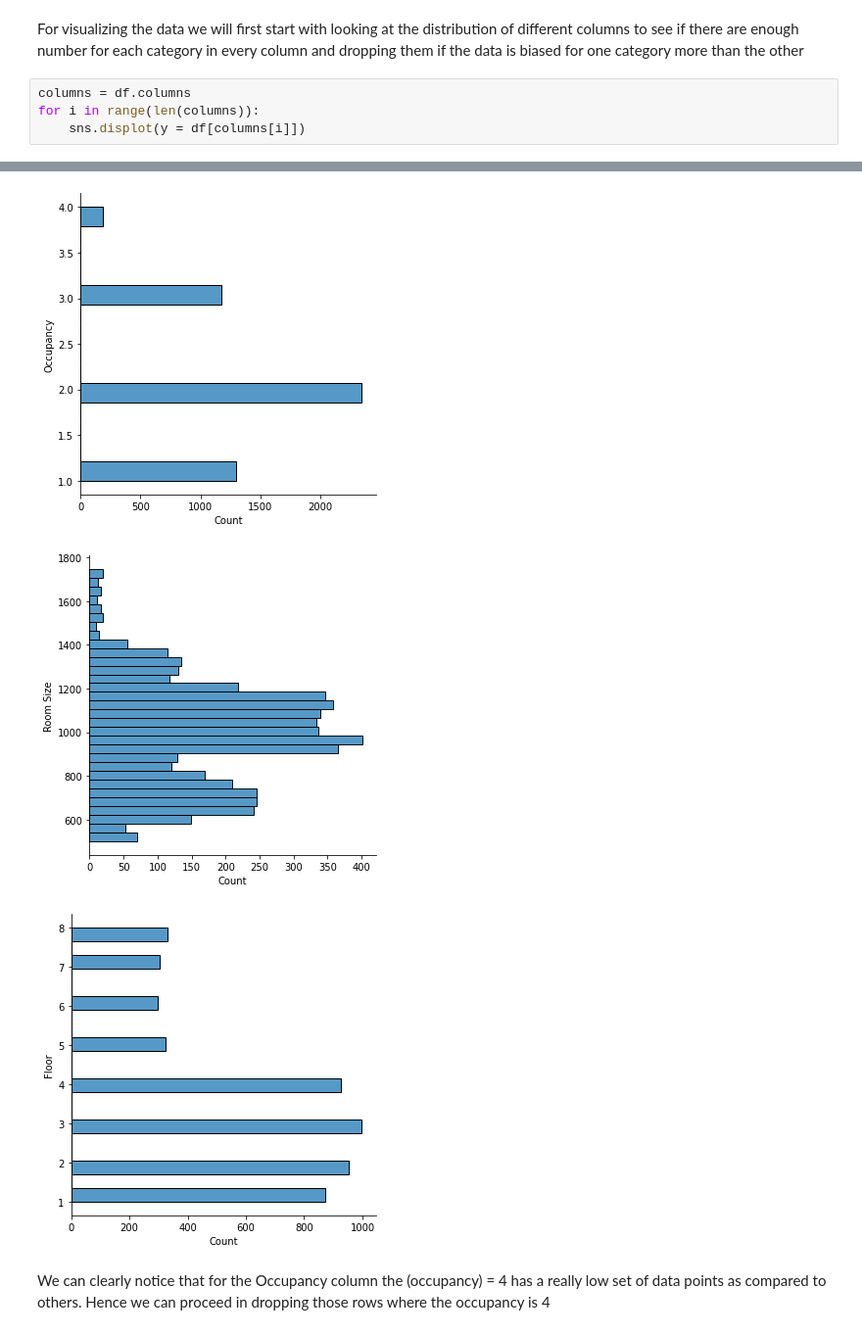
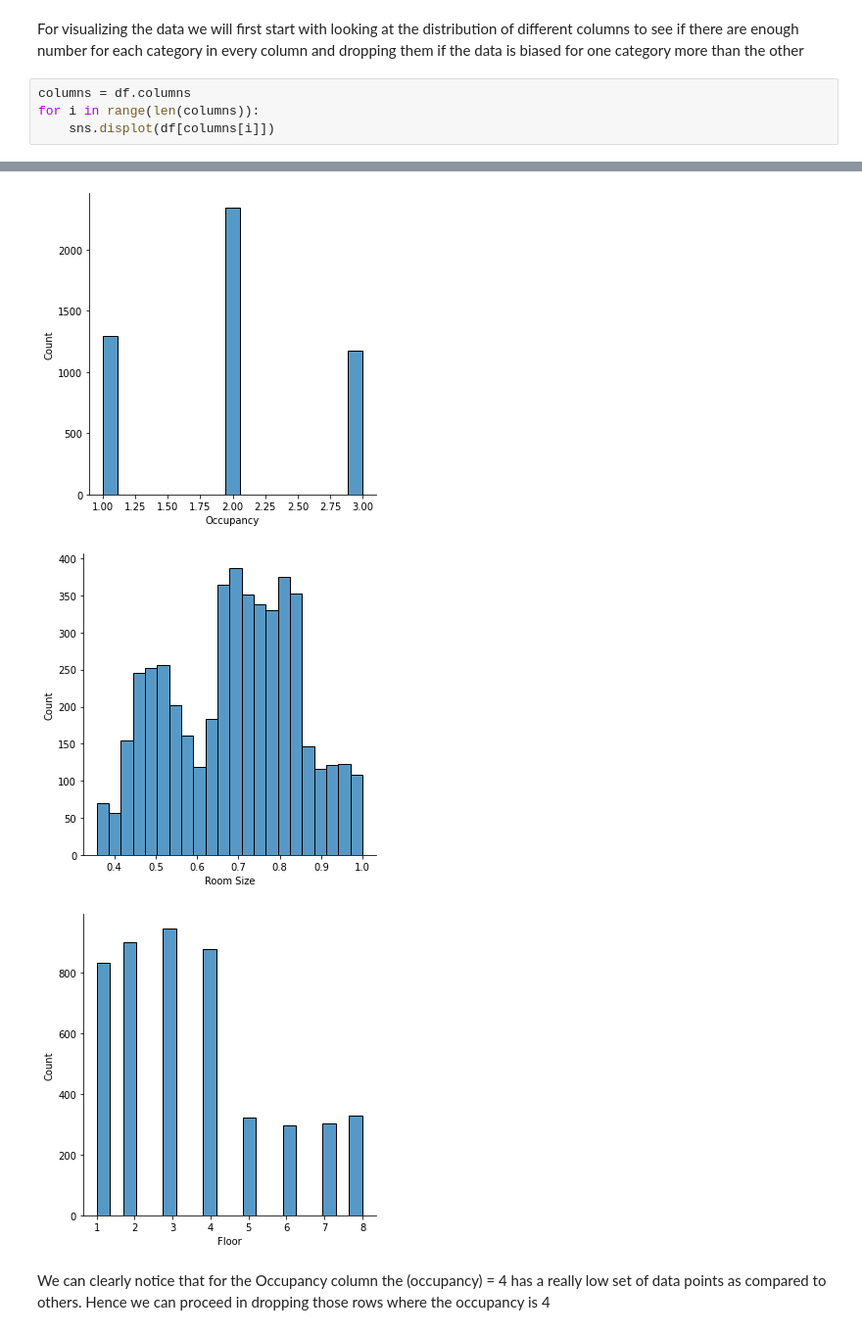
Before and after one commit to wncc/helloFOSS-21-Intro-to-ML, a Jupyter notebook: Linear_Regression_Task2_20b030018.ipynb, the cells around one changed output, grey strips where cells are left out. Shown at 98% size. Saved outputs shown, nothing was run; the diff lists cells and outputs as text.

```diff
--- a/Linear_Regression_Task2_20b030018.ipynb
+++ b/Linear_Regression_Task2_20b030018.ipynb
@@ -89,5 +89,5 @@ For visualizing the data we will first start with looking at the distribution of
 # %%
 columns = df.columns
 for i in range(len(columns)):
-    sns.displot(y = df[columns[i]])
+    sns.displot(df[columns[i]])
 # %% [output]
@@ -96,6 +97,6 @@ for i in range(len(columns)):
-[figure, old version]
+[figure, new version]
-[figure, old version]
+[figure, new version]
-[figure, old version]
+[figure, new version]
 # %% [markdown]
 We can clearly notice that for the Occupancy column the (occupancy) = 4 has a really low set of data points as compared to others. Hence we can proceed in dropping those rows where the occupancy is 4
 # %%
```
Also changed, not shown: parts of 2 cells of this notebook.
